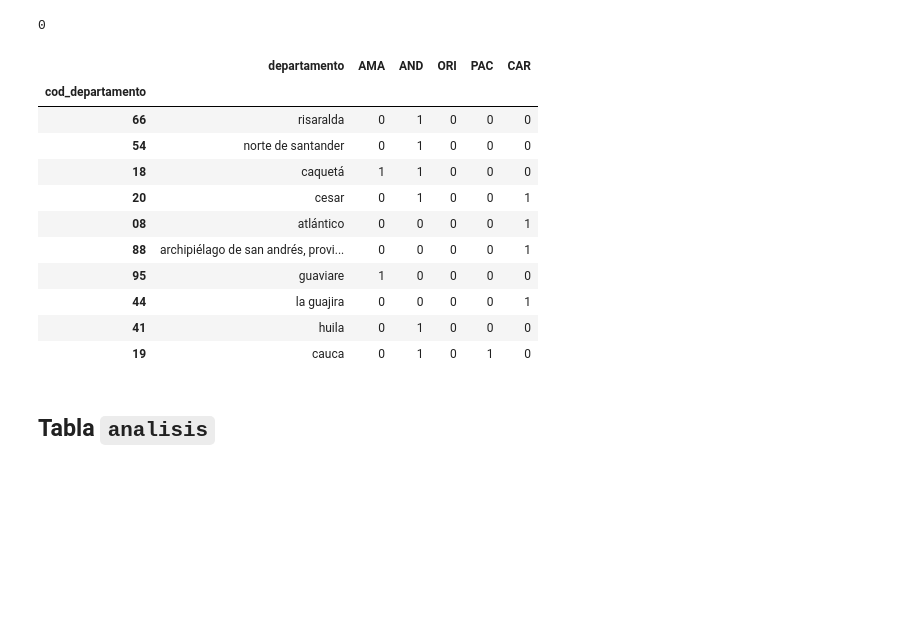
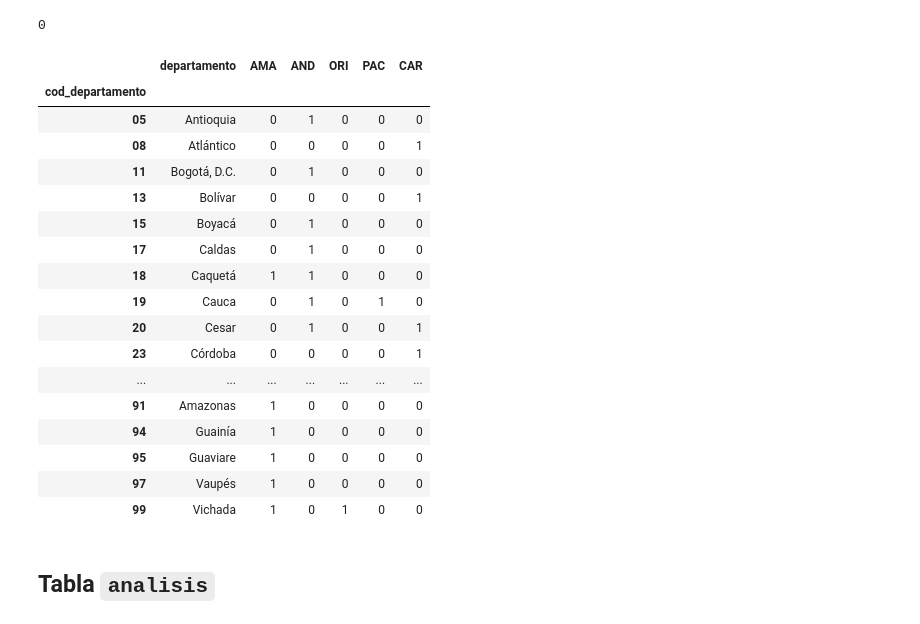
Before and after one commit to carloscp3009/DS4A, a Jupyter notebook: database_creation.ipynb, the cells around one changed output. Saved outputs shown, nothing was run; the diff lists cells and outputs as text; code cells hidden in the pictures; blank space fills up the shorter version.

Commit message:
title case for names on database

```diff
--- a/database_creation.ipynb
+++ b/database_creation.ipynb
@@ -19 +32,13 @@ AGROSAVIA_df = pd.read_csv("data/suelos_geolocalizado.csv")
+# %%
+def capitalize_except(capitalize:pd.Series, exceptions:"iterable"):
+    results = capitalize.str.title()
+    for word in exceptions:
+        # the space prevents the replacement of the first word
+        results = results.str.replace(" "+word.title().strip()," "+word.lower().strip())
+    return results
+
+# capitalize
+stopwords = {"y","la","el","de","del","los"}
+municipios.municipio = capitalize_except(municipios.municipio,stopwords)
+municipios.departamento = capitalize_except(municipios.departamento,stopwords)
 # %%
@@ -81,20 +106,26 @@ departamentos.fillna(0,inplace=True)
 # %% [output]
 0
 # %%
-departamentos.sample(10)
+departamentos
 # %% [output]
 |  | departamento | AMA | AND | ORI | PAC | CAR |
 | cod_departamento |  |  |  |  |  |  |
-| 66 | risaralda | 0 | 1 | 0 | 0 | 0 |
-| 54 | norte de santander | 0 | 1 | 0 | 0 | 0 |
-| 18 | caquetá | 1 | 1 | 0 | 0 | 0 |
-| 20 | cesar | 0 | 1 | 0 | 0 | 1 |
-| 08 | atlántico | 0 | 0 | 0 | 0 | 1 |
-| 88 | archipiélago de san andrés, provi... | 0 | 0 | 0 | 0 | 1 |
-| 95 | guaviare | 1 | 0 | 0 | 0 | 0 |
-| 44 | la guajira | 0 | 0 | 0 | 0 | 1 |
-| 41 | huila | 0 | 1 | 0 | 0 | 0 |
-| 19 | cauca | 0 | 1 | 0 | 1 | 0 |
+| 05 | Antioquia | 0 | 1 | 0 | 0 | 0 |
+| 08 | Atlántico | 0 | 0 | 0 | 0 | 1 |
+| 11 | Bogotá, D.C. | 0 | 1 | 0 | 0 | 0 |
+| 13 | Bolívar | 0 | 0 | 0 | 0 | 1 |
+| 15 | Boyacá | 0 | 1 | 0 | 0 | 0 |
+| 17 | Caldas | 0 | 1 | 0 | 0 | 0 |
+| 18 | Caquetá | 1 | 1 | 0 | 0 | 0 |
+| 19 | Cauca | 0 | 1 | 0 | 1 | 0 |
+| 20 | Cesar | 0 | 1 | 0 | 0 | 1 |
+| 23 | Córdoba | 0 | 0 | 0 | 0 | 1 |
+| ... | ... | ... | ... | ... | ... | ... |
+| 91 | Amazonas | 1 | 0 | 0 | 0 | 0 |
+| 94 | Guainía | 1 | 0 | 0 | 0 | 0 |
+| 95 | Guaviare | 1 | 0 | 0 | 0 | 0 |
+| 97 | Vaupés | 1 | 0 | 0 | 0 | 0 |
+| 99 | Vichada | 1 | 0 | 1 | 0 | 0 |
 # %% [markdown]
 ## Tabla `analisis`
 # %%
```
Also changed, not shown: parts of 8 cells of this notebook, 1 other file.
